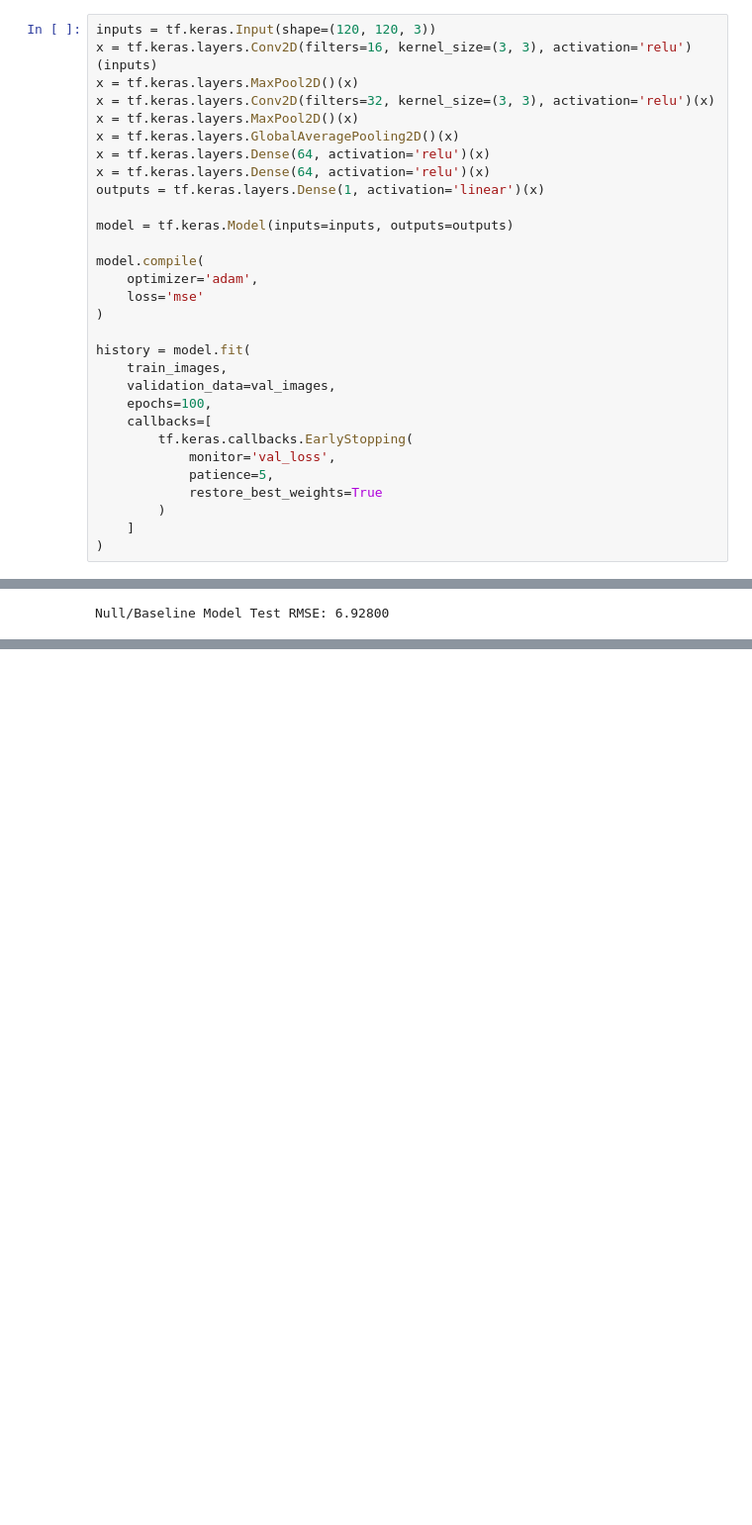
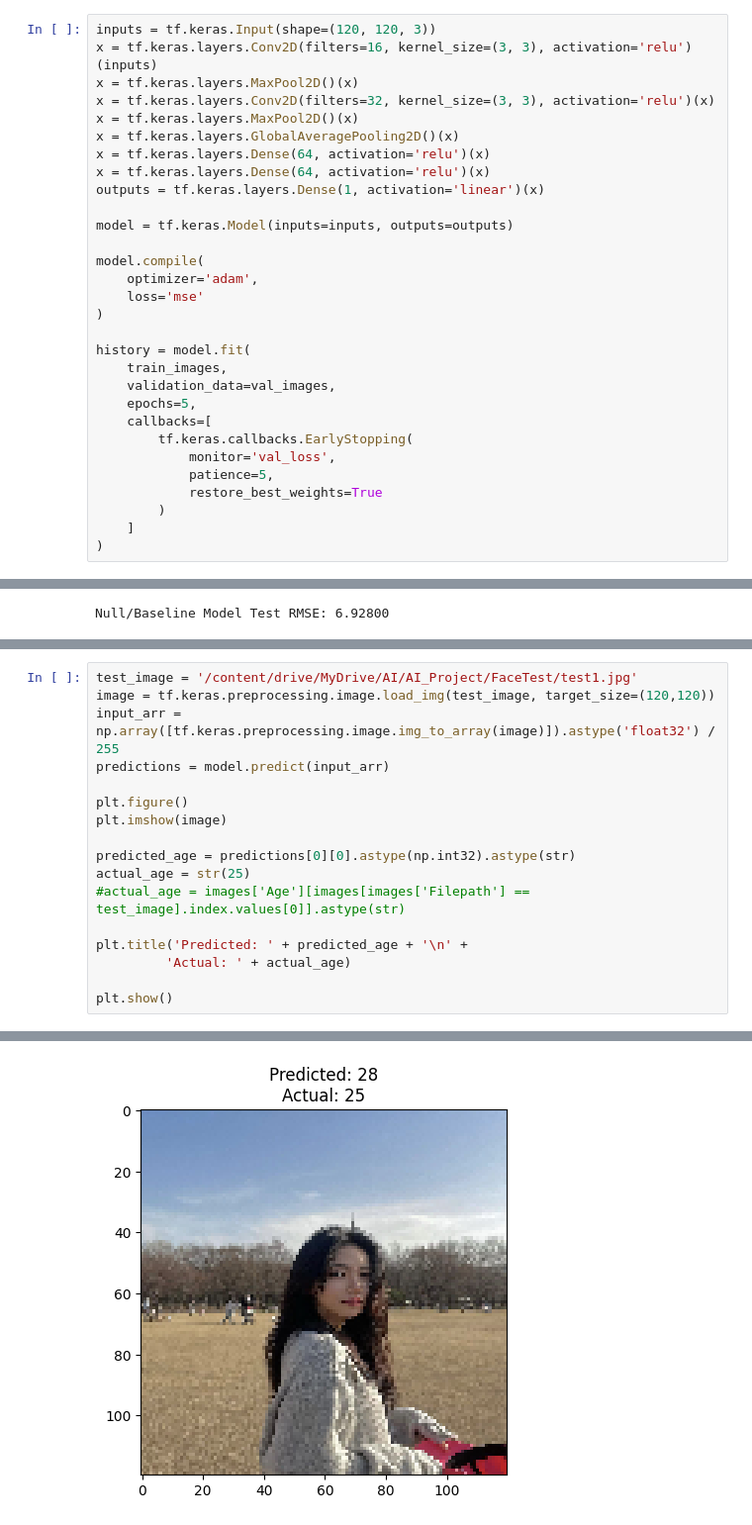
Before and after one commit to Hollyys/AI_Project, a Jupyter notebook: AgeEstimation/AgePrediction2.ipynb, the cells around one changed output, grey strips where cells are left out. Shown at 99% size. Drawn from its saved outputs; the diff is of its cells as text; blank space fills up the shorter version.

Commit message:
Age and Gender prediction model added

```diff
--- a/AgeEstimation/AgePrediction2.ipynb
+++ b/AgeEstimation/AgePrediction2.ipynb
@@ -161,7 +140,7 @@ model.compile(
 history = model.fit(
     train_images,
     validation_data=val_images,
-    epochs=100,
+    epochs=5,
     callbacks=[
         tf.keras.callbacks.EarlyStopping(
             monitor='val_loss',
@@ -226 +201,19 @@ plt.show()
 [figure]
+# %%
+test_image = '/content/drive/MyDrive/AI/AI_Project/FaceTest/test1.jpg'
+image = tf.keras.preprocessing.image.load_img(test_image, target_size=(120,120))
+input_arr = np.array([tf.keras.preprocessing.image.img_to_array(image)]).astype('float32') / 255
+predictions = model.predict(input_arr)
+
+plt.figure()
+plt.imshow(image)
+
+predicted_age = predictions[0][0].astype(np.int32).astype(str)
+actual_age = str(25)
+#actual_age = images['Age'][images[images['Filepath'] == test_image].index.values[0]].astype(str)
+
+plt.title('Predicted: ' + predicted_age + '\n' +
+         'Actual: ' + actual_age)
+
+plt.show()
+# %% [output]
@@ -226,0 +221 @@ plt.show()
+[figure, added]
```
Also changed, not shown: parts of 7 cells of this notebook, 1 other file.
